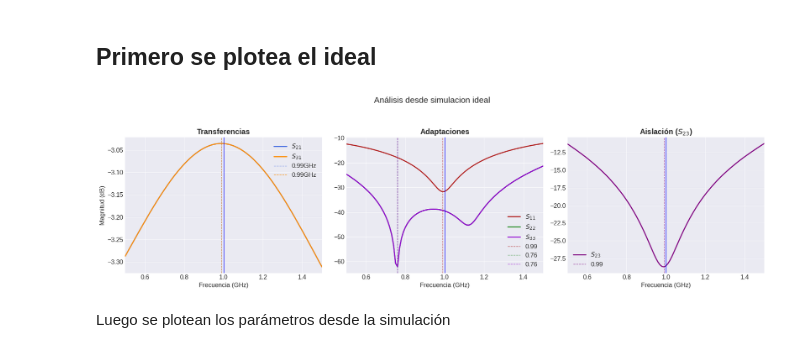
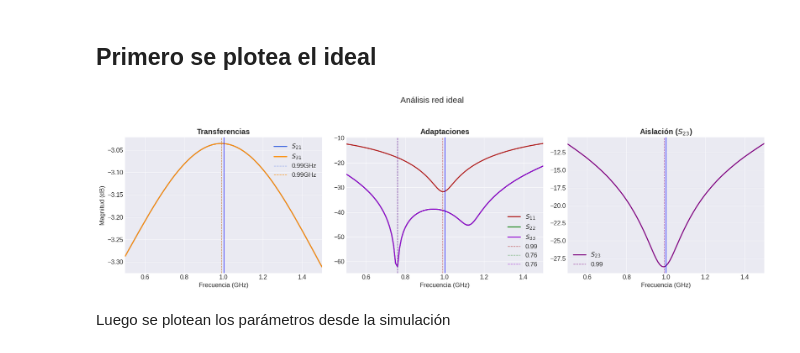
Before and after one commit to SimonAulet/Analisis-Wilkinson, a Jupyter notebook: Analisis.ipynb, the cells around one changed output. Drawn from its saved outputs; the diff is of its cells as text; code cells hidden in the pictures.

```diff
--- a/Analisis.ipynb
+++ b/Analisis.ipynb
@@ -107,9 +107,9 @@ Función guardada en un archivo a parte llamado `plotear.py` que plotea con un f
 # %% [markdown]
 ## Primero se plotea el ideal
 # %%
-plot_s_parameters(wilkinson_ideal, 'Análisis desde simulacion ideal', save_fig=True, autoscales=True)
+plot_s_parameters(wilkinson_ideal, 'Análisis red ideal', save_fig=True, autoscales=True)
 # %% [output]
-[figure, old version]
+[figure, new version]
 # %% [markdown]
 Luego se plotean los parámetros desde la simulación
 # %%
```
Also changed, not shown: parts of 2 cells of this notebook, 35 other files.
